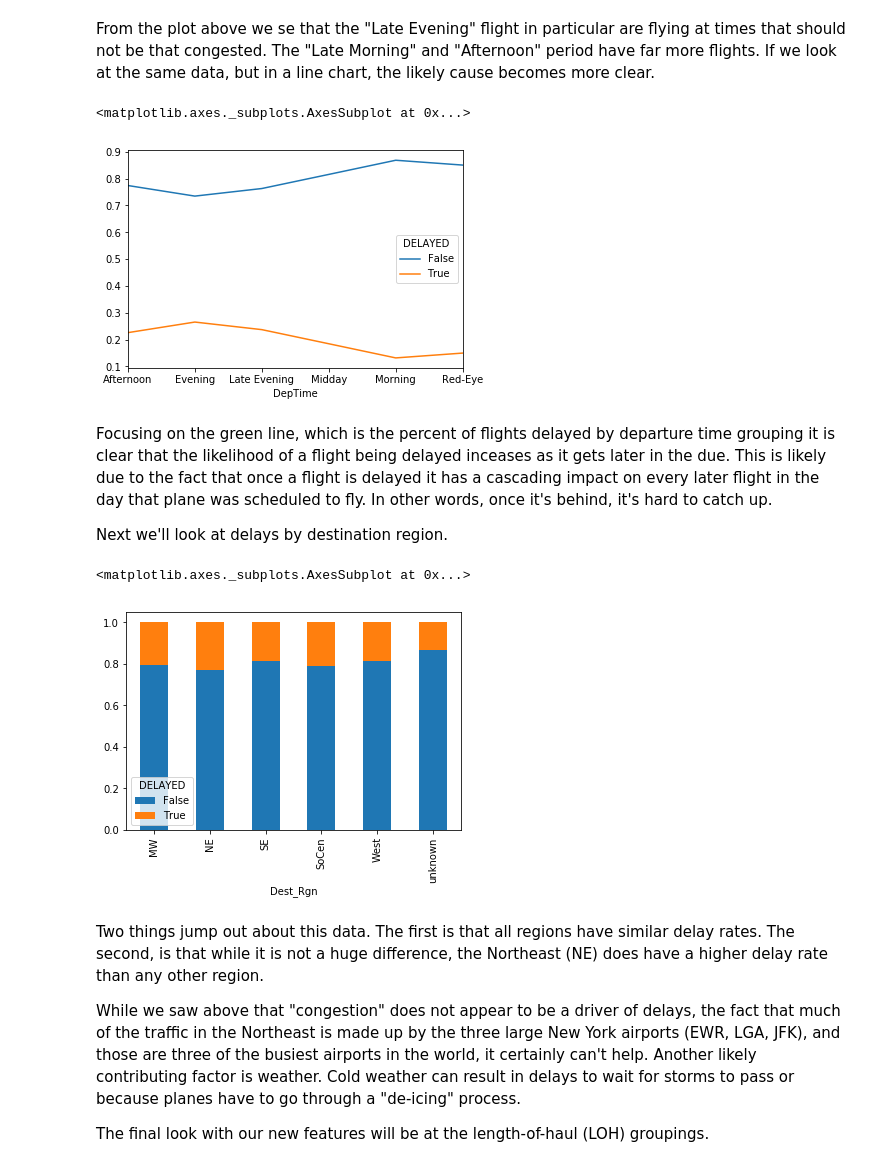
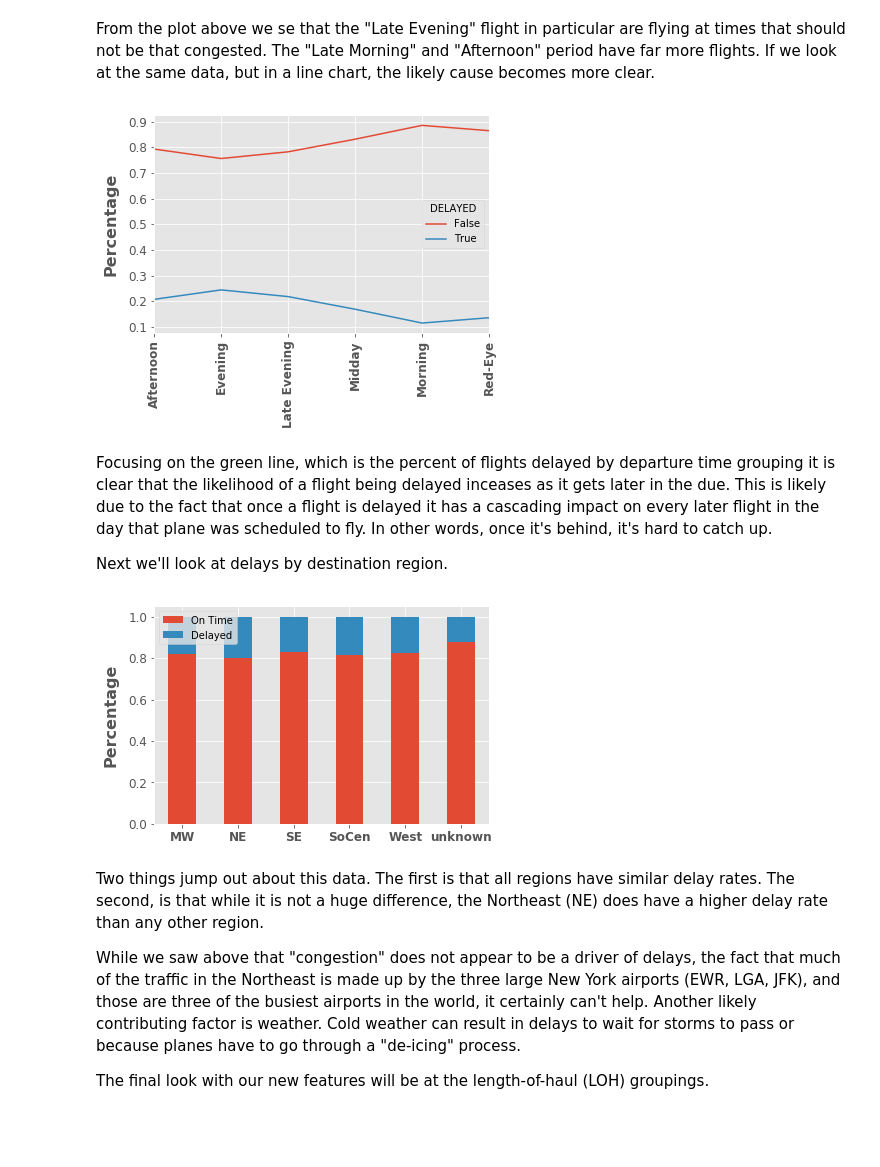
Before and after one commit to JackNelson/MSDS7331_Project1, a Jupyter notebook: Project1.ipynb, the cells around one changed output. Cells and saved outputs as stored; diff of their text form; code cells hidden in the pictures; blank space fills up the shorter version.

```diff
--- a/Project1.ipynb
+++ b/Project1.ipynb
@@ -851,18 +850,17 @@ array([<matplotlib.axes._subplots.AxesSubplot object at 0x...>], dtype=object)
 From the plot above we se that the "Late Evening" flight in particular are flying at times that should not be that congested. The "Late Morning" and "Afternoon" period have far more flights. If we look at the same data, but in a line chart, the likely cause becomes more clear.
 # %%
 #_Vizualization of percentage of flights delayed over time category
-delays_rate.plot(kind='line')
+ax = delays_rate.plot(kind='line')
 
 #_Format axis
-plt.setp(ax.get_xticklabels(), fontsize=12, weight = 'normal', rotation = 0);
-plt.setp(ax.get_yticklabels(), fontsize=12, weight = 'bold', rotation = 0);
+plt.setp(ax.get_yticklabels(), fontsize=12, weight = 'normal', rotation = 0);
+plt.setp(ax.get_xticklabels(), fontsize=12, weight = 'bold', rotation = 90);
 ax.xaxis.label.set_visible(False)
-plt.ylabel('Number of flights', fontsize=16, weight = 'bold', labelpad=10)
+plt.ylabel('Percentage', fontsize=16, weight = 'bold', labelpad=10)
 
 plt.show()
 # %% [output]
-<matplotlib.axes._subplots.AxesSubplot at 0x...>
-[figure, old version]
+[figure, new version]
 # %% [markdown]
 Focusing on the green line, which is the percent of flights delayed by departure time grouping it is clear that the likelihood of a flight being delayed inceases as it gets later in the due. This is likely due to the fact that once a flight is delayed it has a cascading impact on every later flight in the day that plane was scheduled to fly. In other words, once it's behind, it's hard to catch up.
 
@@ -872,7 +870,7 @@ delays_rgn = pd.crosstab([ df4['Dest_Rgn']],df4.DELAYED.astype(bool))
 delays_rate_rgn = delays_rgn.div(delays_rgn.sum(1).astype(float),axis=0)
 
 #_Vizualization of percentage of flights delayed by region
-delays_rate_rgn.plot(kind='bar',stacked=True)
+ax = delays_rate_rgn.plot(kind='bar',stacked=True)
 
 #_Format axis
 plt.setp(ax.get_yticklabels(), fontsize=12, weight = 'normal', rotation = 0);
@@ -887,8 +885,7 @@ L.get_texts()[1].set_text('Delayed')
 
 plt.show()
 # %% [output]
-<matplotlib.axes._subplots.AxesSubplot at 0x...>
-[figure, old version]
+[figure, new version]
 # %% [markdown]
 Two things jump out about this data. The first is that all regions have similar delay rates. The second, is that while it is not a huge difference, the Northeast (NE) does have a higher delay rate than any other region.
 
```
Also changed, not shown: parts of 33 cells of this notebook.
